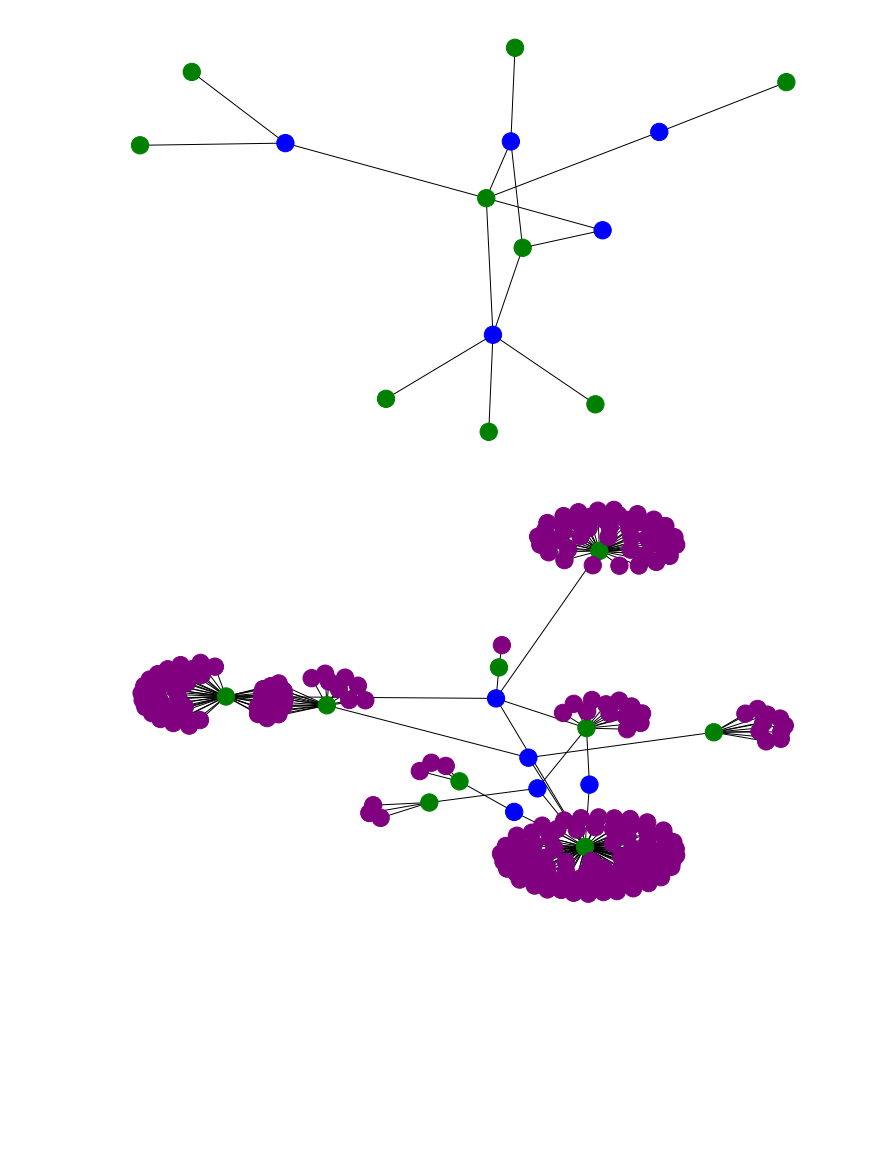
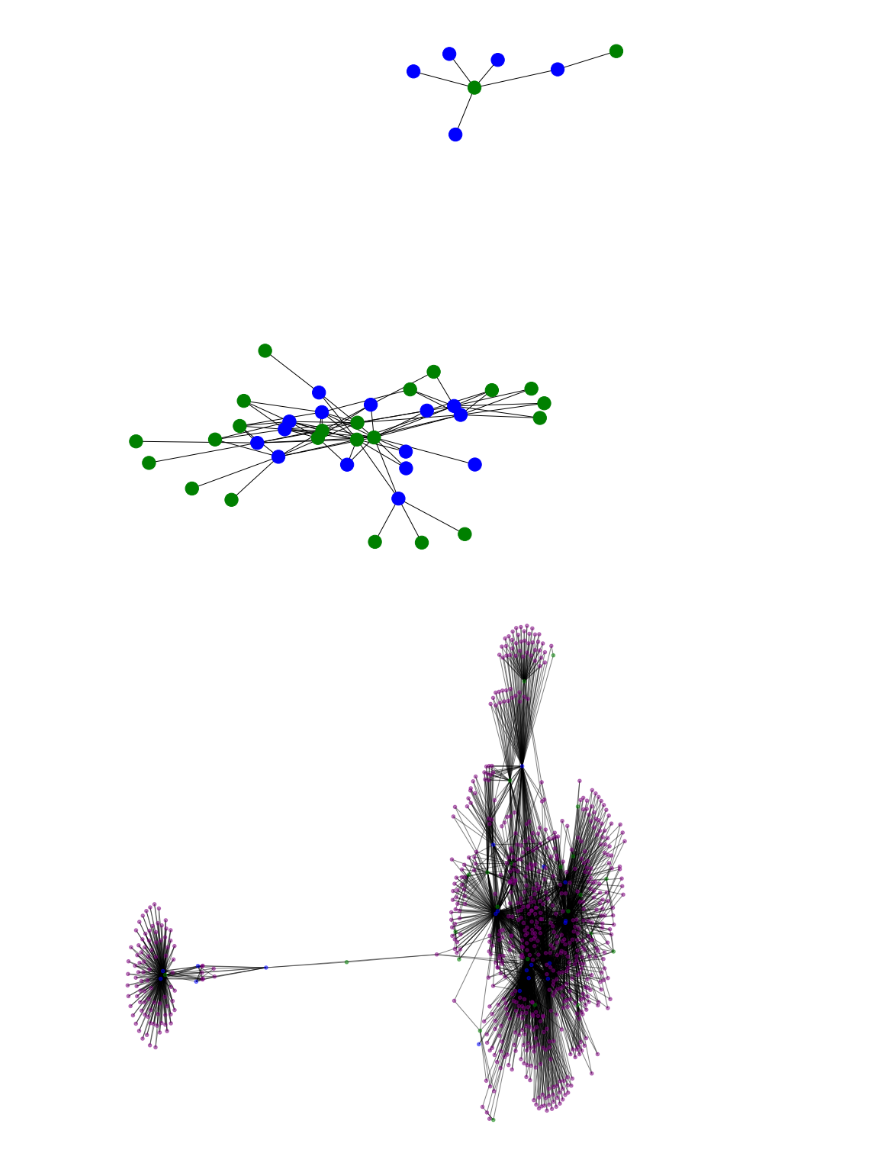
Before and after one commit to cbbruss/arthropod, a Jupyter notebook: notebooks/Explore_DLL_Network.ipynb, the cells around one changed output. Cells and saved outputs as stored; diff of their text form; code cells hidden in the pictures; blank space fills up the shorter version.

```diff
--- a/notebooks/Explore_DLL_Network.ipynb
+++ b/notebooks/Explore_DLL_Network.ipynb
@@ -3,7 +3,7 @@ import networkx as nx
 import pandas as pd
 import matplotlib.pyplot as plt
 
-plt.rcParams['figure.figsize'] = [10, 6]
+plt.rcParams['figure.figsize'] = [10, 10]
 # %%
 sample_files = ["e1e9848971fc26a947f63de394ec4f916f36bc933441b31310b14826e5287ca4",
                 "84dd74de2427a199404006e646eae54245a24d742a4b2b9bc6f22cf0f3584ea9",
@@ -24,7 +24,7 @@ with open('../edge_lists/bin_dll_func.csv') as file:
             line_split = [x.strip() for x in line_split]
             line_split = [x.strip('"') for x in line_split]
 
-            if line_split[0] in sample_files:
+            if len(files) < 20:
                 file_dlls.append((line_split[0], line_split[1]))
                 func_dlls.append((line_split[1], line_split[2]))
                 file_funcs.append((line_split[0], line_split[2]))
@@ -55,22 +55,22 @@ for node in arthrograph:
 
 nx.draw(arthrograph, node_color = color_map,with_labels = False)
 # %% [output]
-[figure, old version]
+[figure, new version]
 # %%
 arthrograph.add_edges_from(func_dlls)
 
 color_map = []
 for node in arthrograph:
     if node in files:
         color_map.append('blue')
     elif node in dlls:
         color_map.append('green')
     else:
         color_map.append('purple')
 
-nx.draw(arthrograph, node_color = color_map,with_labels = False)
+nx.draw(arthrograph, node_color = color_map, with_labels = False, node_size=20, alpha = 0.5)
 # %% [output]
-[figure, old version]
+[figure, new version]
 # %%
 arthrograph.add_edges_from(file_funcs)
 
```
Also changed, not shown: parts of 1 cell of this notebook.
